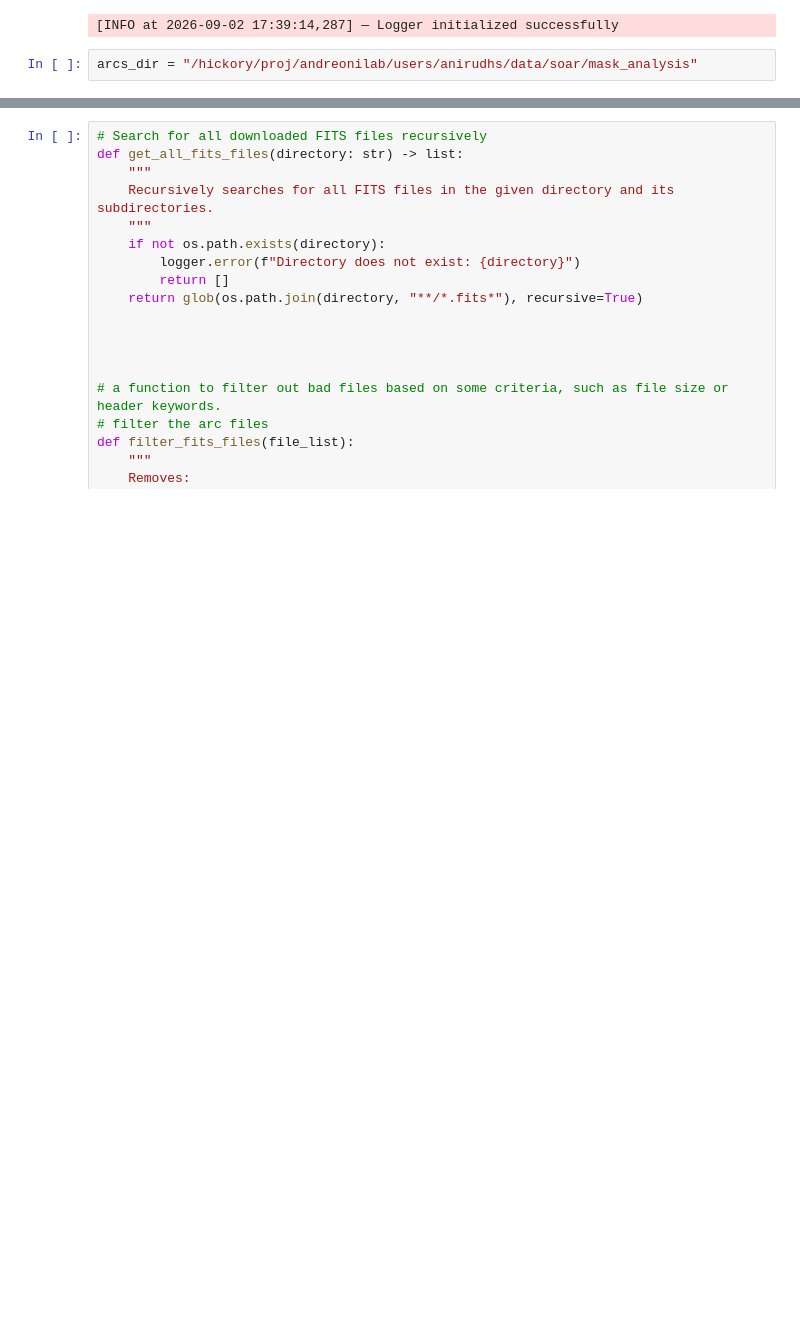
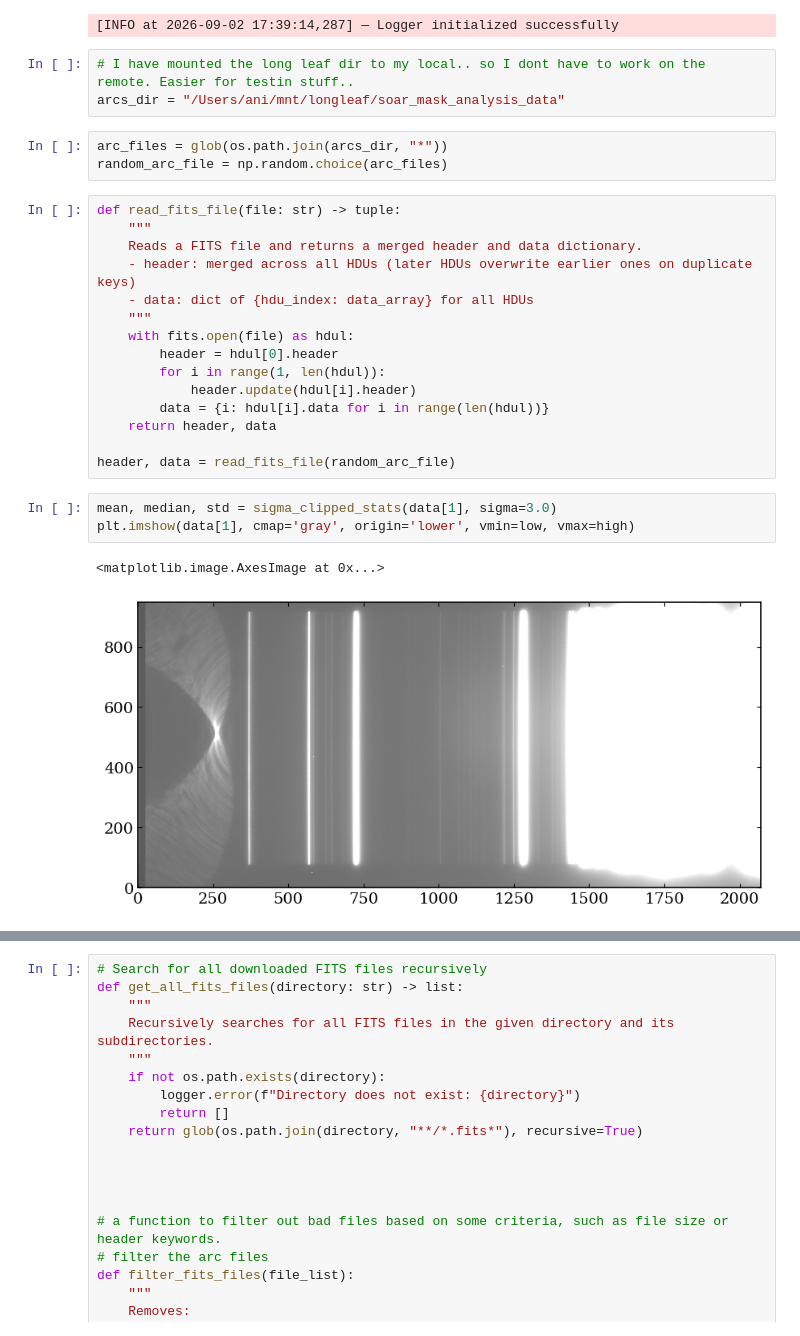
Before and after one commit to anirudhsalgundi/soar_mask_slip_study, a Jupyter notebook: soar_mask_study.ipynb, the cells around one changed output, grey strips where cells are left out. Drawn from its saved outputs; the diff is of its cells as text; blank space fills up the shorter version.

```diff
--- a/soar_mask_study.ipynb
+++ b/soar_mask_study.ipynb
@@ -71,4 +71,29 @@ logger.info("Logger initialized successfully")
 # %% [output]
 [INFO at 2026-09-02 17:39:14,287] — Logger initialized successfully
 # %%
-arcs_dir = "/hickory/proj/andreonilab/users/anirudhs/data/soar/mask_analysis"
+# I have mounted the long leaf dir to my local.. so I dont have to work on the remote. Easier for testin stuff..
+arcs_dir = "/Users/ani/mnt/longleaf/soar_mask_analysis_data"
+# %%
+arc_files = glob(os.path.join(arcs_dir, "*"))
+random_arc_file = np.random.choice(arc_files)
+# %%
+def read_fits_file(file: str) -> tuple:
+    """
+    Reads a FITS file and returns a merged header and data dictionary.
+    - header: merged across all HDUs (later HDUs overwrite earlier ones on duplicate keys)
+    - data: dict of {hdu_index: data_array} for all HDUs
+    """
+    with fits.open(file) as hdul:
+        header = hdul[0].header
+        for i in range(1, len(hdul)):
+            header.update(hdul[i].header)
+        data = {i: hdul[i].data for i in range(len(hdul))}
+    return header, data
+
+header, data = read_fits_file(random_arc_file)
+# %%
+mean, median, std = sigma_clipped_stats(data[1], sigma=3.0)
+plt.imshow(data[1], cmap='gray', origin='lower', vmin=low, vmax=high)
+# %% [output]
+<matplotlib.image.AxesImage at 0x...>
+[figure, added]
```
Also changed, not shown: parts of 1 cell of this notebook, 9 other files.
